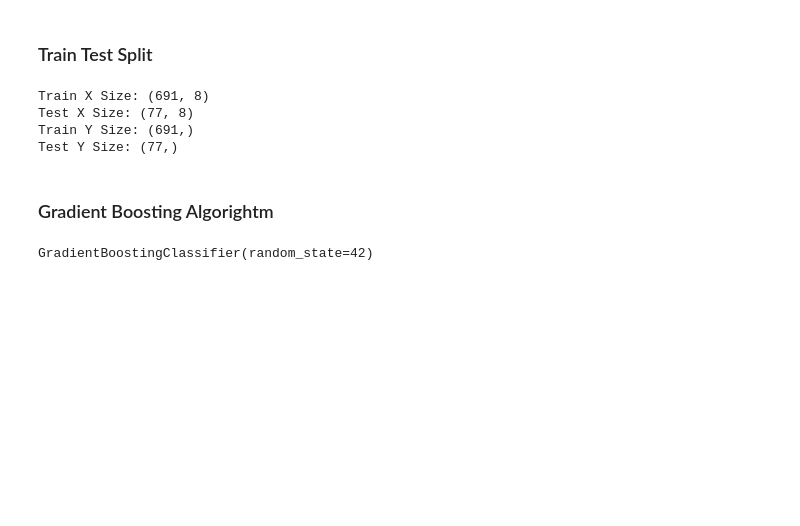
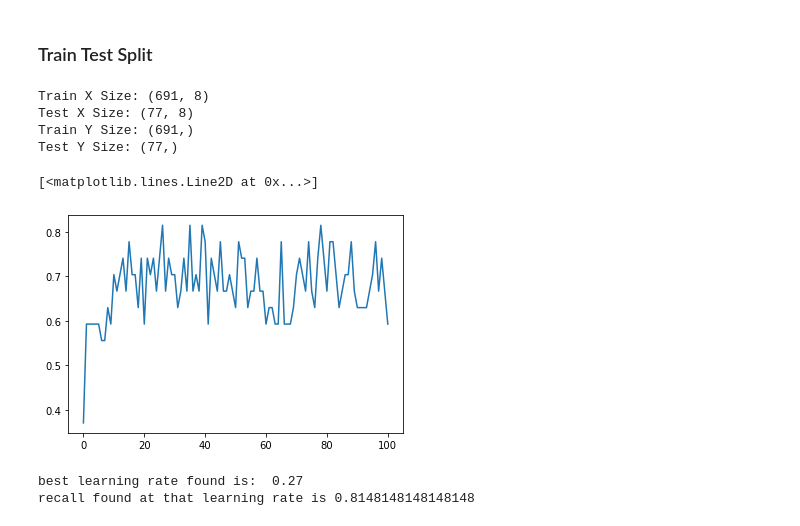
Before and after one commit to MR-1301/Diabetes-Detection-Project, a Jupyter notebook: Python NoteBook/GradientBoosting.ipynb, the cells around one changed output. Saved outputs shown, nothing was run; the diff lists cells and outputs as text; code cells hidden in the pictures; blank space fills up the shorter version.

Commit message:
updated GradientBoosting

```diff
--- a/Python NoteBook/GradientBoosting.ipynb
+++ b/Python NoteBook/GradientBoosting.ipynb
@@ -70,7 +73,9 @@ StSc=StandardScaler()
 # %%
-features_X=pima_df.drop(["Outcome"],axis = 1)
+features_X = pima_df.drop(["Outcome"], axis=1)
 print(features_X.head())
-features_X=  pd.DataFrame(StSc.fit_transform(features_X),columns=['Pregnancies', 'Glucose', 'BloodPressure', 'SkinThickness', 'Insulin','BMI', 'DiabetesPedigreeFunction', 'Age'])
+features_X = pd.DataFrame(StSc.fit_transform(features_X),
+                          columns=['Pregnancies', 'Glucose', 'BloodPressure', 'SkinThickness', 'Insulin', 'BMI',
+                                   'DiabetesPedigreeFunction', 'Age'])
 print(features_X.head())
 # %% [output]
    Pregnancies  Glucose  BloodPressure  SkinThickness     Insulin   BMI  \
@@ -120,11 +127,3 @@ Train X Size: (691, 8)
 Test X Size: (77, 8)
 Train Y Size: (691,)
 Test Y Size: (77,)
-# %% [markdown]
-### Gradient Boosting Algorightm
-# %%
-my_grdBst=GradientBoostingClassifier(random_state=42)
-# %%
-my_grdBst.fit(tr_X,tr_Y)
-# %% [output]
-GradientBoostingClassifier(random_state=42)
@@ -132,0 +130,31 @@ pred_Y=my_grdBst.predict(te_X)
+# %%
+recallScore = []
+
+# trying different learning rate
+learning_rate = np.linspace(0, 1, 101)
+learning_rate = np.append(learning_rate, 0.1)
+best_learning_rate = 0.1
+best_recall = 0
+
+for i in learning_rate:
+    if i == 0:
+        continue
+    my_grdBst = GradientBoostingClassifier(learning_rate=i)
+    my_grdBst.fit(tr_X, tr_Y)
+    pred_Y = my_grdBst.predict(te_X)
+    rs = recall_score(te_Y, pred_Y)
+    recallScore.append(rs)
+    if rs > best_recall:
+        best_recall = rs
+        best_learning_rate = i
+# %%
+plt.plot(recallScore)
+# %% [output]
+[<matplotlib.lines.Line2D at 0x...>]
+[figure, added]
+# %%
+print("best learning rate found is: ", best_learning_rate)
+print("recall found at that learning rate is", best_recall)
+# %% [output]
+best learning rate found is:  0.27
+recall found at that learning rate is 0.8148148148148148
```
Also changed, not shown: parts of 24 cells of this notebook.
